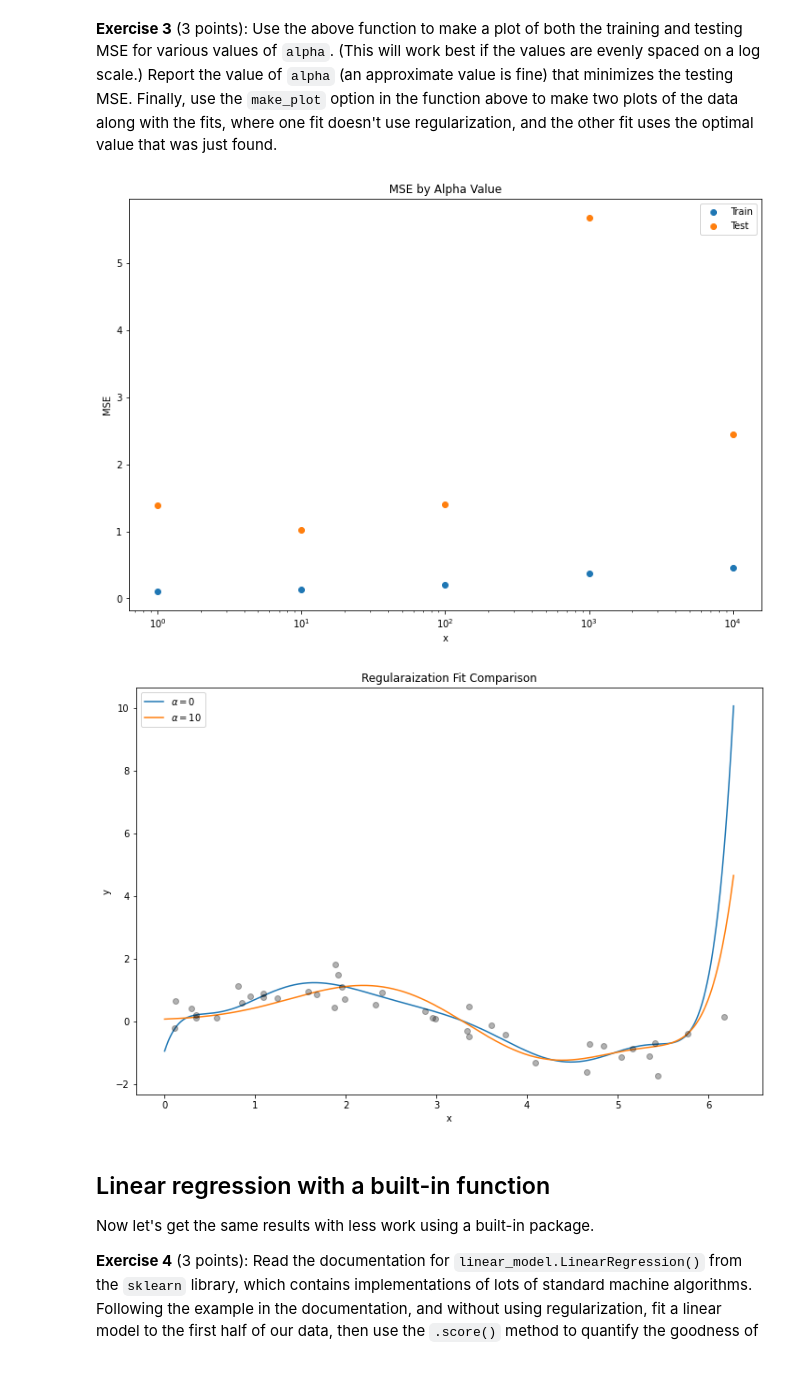
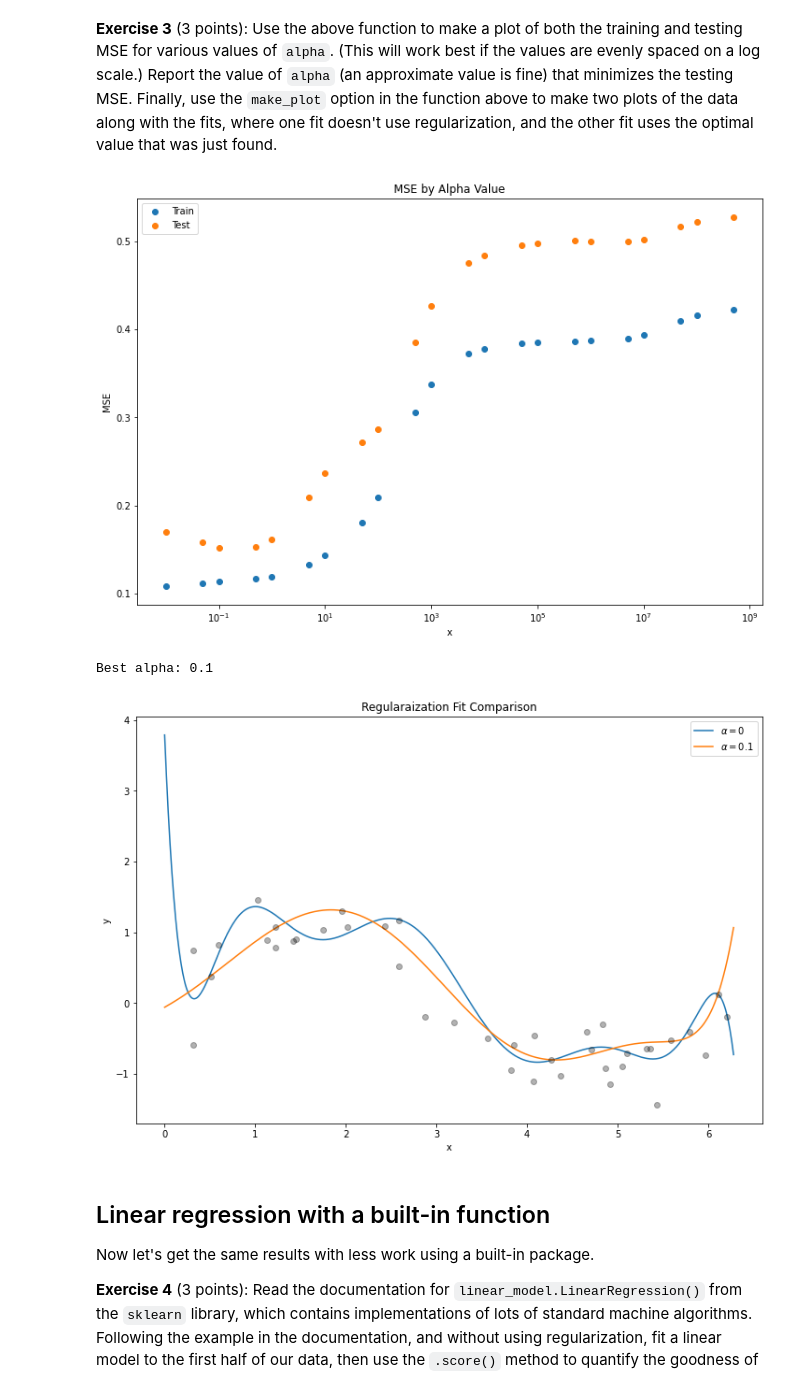
Before and after one commit to burnhamdr/statistical-learning, a Jupyter notebook: HW3_LinearRegression.ipynb, the cells around one changed output. Cells and saved outputs as stored; diff of their text form; code cells hidden in the pictures.

```diff
--- a/HW3_LinearRegression.ipynb
+++ b/HW3_LinearRegression.ipynb
@@ -87,12 +125,12 @@ def mse(x_data, y_data, m, alpha):
     for i, x in enumerate(x_data):
         y_pred[i] = np.sum([w[j]*x**j for j in range(m)])
 
-    mse_ = np.sum([(y_data[j] - y_pred[j])**2 for j in range(len(y_data))])*(1/len(y_data))
+    mse_ = np.sum((y_data - y_pred)**2)*(1/len(y_data))
 
 
     return y_pred, mse_
 
-alpha_list = [0,1,10,100,1000, 10000]  # regularization parameter
+alpha_list = [c/(10**i) for i in range(-8,3) for c in [1, 5]]
 m = 10
 mse_list = []
 for alpha in alpha_list:
@@ -119,7 +157,6 @@ def mse_cv(x_data, y_data, m, alpha, cv=False, make_plot=False):
 
         train_y = y_data[:int(len(y_data)*split)]
         test_y = y_data[int(len(y_data)*split):]
-
         n = len(train_x)
     else:
         n = len(x_data)
@@ -142,8 +179,8 @@ def mse_cv(x_data, y_data, m, alpha, cv=False, make_plot=False):
         for i, x in enumerate(test_x):
             y_pred_test[i] = np.sum([w[j]*x**j for j in range(m)])
 
-        mse_train = np.sum([(train_y[j] - y_pred_train[j])**2 for j in range(len(train_y))])*(1/len(train_y))
-        mse_test = np.sum([(train_y[j] - y_pred_test[j])**2 for j in range(len(test_y))])*(1/len(test_y))
+        mse_train = np.sum((train_y - y_pred_train)**2)*(1/len(train_y))
+        mse_test = np.sum((test_y - y_pred_test)**2)*(1/len(test_y))
 
         mse_ = {'train': mse_train, 'test': mse_test}
         x_array = np.arange(0, 2*np.pi, 0.01)
@@ -166,7 +203,7 @@ def mse_cv(x_data, y_data, m, alpha, cv=False, make_plot=False):
         y_pred = np.zeros_like(x_data)
         for i, x in enumerate(x_data):
             y_pred[i] = np.sum([w[j]*x**j for j in range(m)])
-        mse_ = np.sum([(train_y[j] - y_pred[j])**2 for j in range(len(train_y))])*(1/len(train_y))
+        mse_ = np.sum((train_y - y_pred)**2)*(1/len(train_y))
 
         if make_plot:
             x_array = np.arange(0, 2*np.pi, 0.01)
@@ -178,5 +215,5 @@ def mse_cv(x_data, y_data, m, alpha, cv=False, make_plot=False):
             plt.show()
     return y_pred, mse_
 
-y_pred, mse_ = mse_cv(x_data, y_data, m, alpha, cv=True, make_plot=True)
+y_pred, mse_ = mse_cv(x_data, y_data, m, alpha=10, cv=True, make_plot=True)
 # %% [output]
@@ -185,7 +222,8 @@ y_pred, mse_ = mse_cv(x_data, y_data, m, alpha, cv=True, make_plot=True)
 **Exercise 3** (3 points): Use the above function to make a plot of both the training and testing MSE for various values of `alpha`. (This will work best if the values are evenly spaced on a log scale.) Report the value of `alpha` (an approximate value is fine) that minimizes the testing MSE. Finally, use the `make_plot` option in the function above to make two plots of the data along with the fits, where one fit doesn't use regularization, and the other fit uses the optimal value that was just found.
 # %%
 ## Solution ##
-alpha_list = [0,1,10,100,1000, 10000]  # regularization parameter
+# alpha_list = [0,1,10,100,1000]  # regularization parameter
+alpha_list = [c/(10**i) for i in range(-8,3) for c in [1, 5]]
 m = 10
 test_mse_list = []
 train_mse_list = []
@@ -202,29 +240,32 @@ ax.set_ylabel('MSE')
 ax.set_title('MSE by Alpha Value')
 ax.legend()
 plt.show()
+min_test_mse = test_mse_list.index(min(test_mse_list))
+alpha_opt = alpha_list[min_test_mse]
+print("Best alpha: " + str(alpha_opt))
 # %% [output]
-[figure, old version]
+[figure, new version]
+Best alpha: 0.1
 # %%
 ## Solution ##
 min_test_mse = test_mse_list.index(min(test_mse_list))
 alpha_opt = alpha_list[min_test_mse]
 alphas = [0, alpha_opt]#list of no regularization alpha and optimal alpha
-alphas
 fig, ax = plt.subplots(figsize=(12,8))
 x_array = np.arange(0, 2*np.pi, 0.01)
 for alpha in alphas:#only take first two values
     y_pred, mse_ = mse_cv(x_data, y_data, m, alpha, cv=True)
     label = r'$\alpha = $' + str(alpha)
     ax.plot(x_array, y_pred, label=label)
 
 ax.plot(x_data, y_data, 'o',color='k',alpha=0.3)
 ax.set_xlabel('x')
 ax.set_ylabel('y')
 ax.set_title('Regularaization Fit Comparison')
 ax.legend()
 plt.show()
 # %% [output]
-[figure, old version]
+[figure, new version]
 # %% [markdown]
 ## Linear regression with a built-in function
 
```
Also changed, not shown: parts of 9 cells of this notebook.
